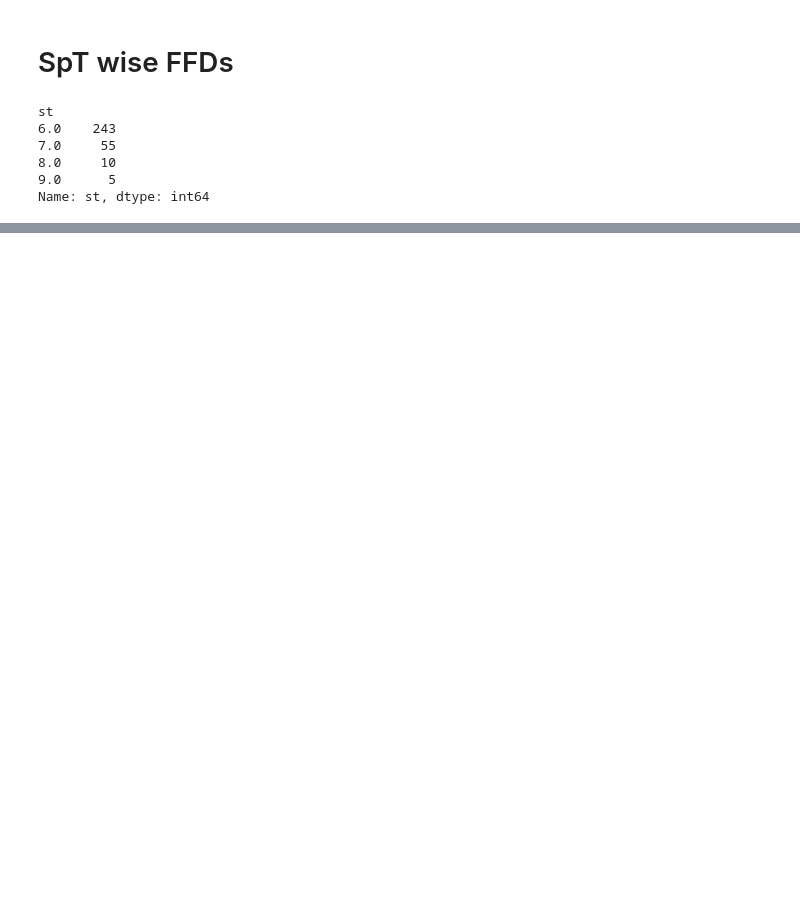
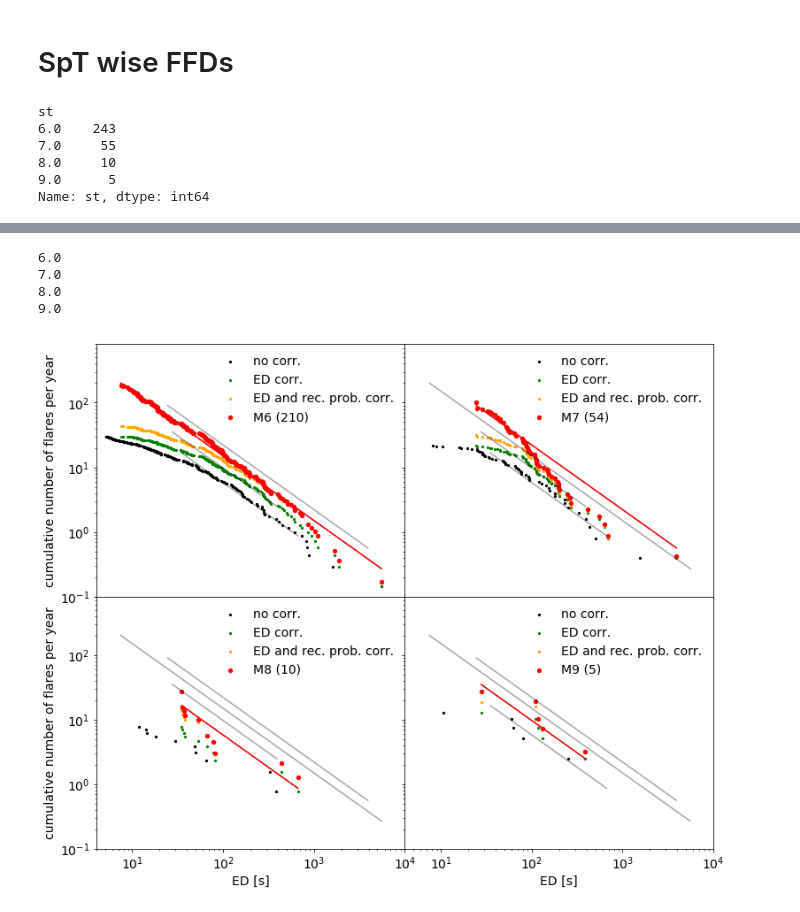
Before and after one commit to ekaterinailin/TESS_UCD_flares, a Jupyter notebook: notebook/NB5_post_analysis.ipynb, the cells around one changed output, grey strips where cells are left out. Saved outputs shown, nothing was run; the diff lists cells and outputs as text; code cells hidden in the pictures; blank space fills up the shorter version.

```diff
--- a/notebook/NB5_post_analysis.ipynb
+++ b/notebook/NB5_post_analysis.ipynb
@@ -156,3 +150,61 @@ Name: st, dtype: int64
+# %%
+fig, axes = plt.subplots(nrows=2,ncols=2,figsize=(12.5,10.5), sharex=True, sharey=True, squeeze=True)
+s, c = 19, "r"
+axes = [i for ax in axes for i in ax]
+for ax,st in zip(axes,h.index):
+    print(st)
+    d = df[df.st==st]
+    tobs =  sttobs[str(int(st))]
+    ffd = FFD(f=d, tot_obs_time=tobs, ID="TIC")
+    ffd.alpha, ffd.alpha_err = 2., 0.2
+    #--------------------------------------------------------------------------
+    ed, freq, counts = ffd.ed_and_freq(energy_correction=False,
+                                recovery_probability_correction=False,
+                                 multiple_stars=False)
+
+    ax.scatter(ed, freq, c="k", s=5, label="no corr.")
+    ed, freq, counts = ffd.ed_and_freq(energy_correction=True,
+                                recovery_probability_correction=False,
+                                 multiple_stars=False)
+
+    ax.scatter(ed, freq, c="g", s=5, label="ED corr.")
+
+    ed, freq, counts = ffd.ed_and_freq(energy_correction=True,
+                                recovery_probability_correction=True,
+                                 multiple_stars=False)
+
+    ax.scatter(ed, freq, c="orange", s=5, label="ED and rec. prob. corr.")
+        #--------------------------------------------------------------------------
+
+    ed, freq, counts = ffd.ed_and_freq(energy_correction=True,
+                                recovery_probability_correction=True,
+                                 multiple_stars=True)
+    for plot in p:
+        ax.plot(plot[0],plot[1],c="k",alpha=.35)
+    _beta, ffd.beta, ffd.beta_err = ffd.fit_beta_to_powerlaw(ed, freq*ffd.tot_obs_time)
+    ax.scatter(ed, freq, c=c,label=f"M{int(st)} ({len(ed)})", s=s)
+    ffd.plot_powerlaw(ax, ed, c=c, alpha=1)
+
+    ax.set_xscale("log")
+    ax.set_yscale("log")
+    ax.legend(frameon=False, fontsize=14)
+    plt.setp(ax.get_xticklabels(), fontsize=14)
+    plt.setp(ax.get_yticklabels(), fontsize=14)
+    ax.set_xlabel("ED [s]", fontsize=14)#"flare energy in TESS band [erg]")
+axes[0].set_ylabel("cumulative number of flares per year", fontsize=14)
+axes[2].set_ylabel("cumulative number of flares per year", fontsize=14)
+plt.ylim(1e-1,8e2)
+plt.xlim(4,1e4)
+
+fig.subplots_adjust(hspace=0, wspace=0)
+#plt.tight_layout(pad=0.01, w_pad=0., h_pad=-0.5)
+plt.savefig(f"../plots/{tstamp}_ffds_spts.png",dpi=300)
+# %% [output]
+6.0
+7.0
+8.0
+9.0
+[figure, added]
 # %%
 d = df[df.TIC==h.index[0]]
 tobs =  d.groupby(["sector"]).total_n_valid_data_points.apply(lambda x: x.iloc[0]).sum()/30./24./365.25
```
Also changed, not shown: parts of 11 cells of this notebook, 1 other file.
